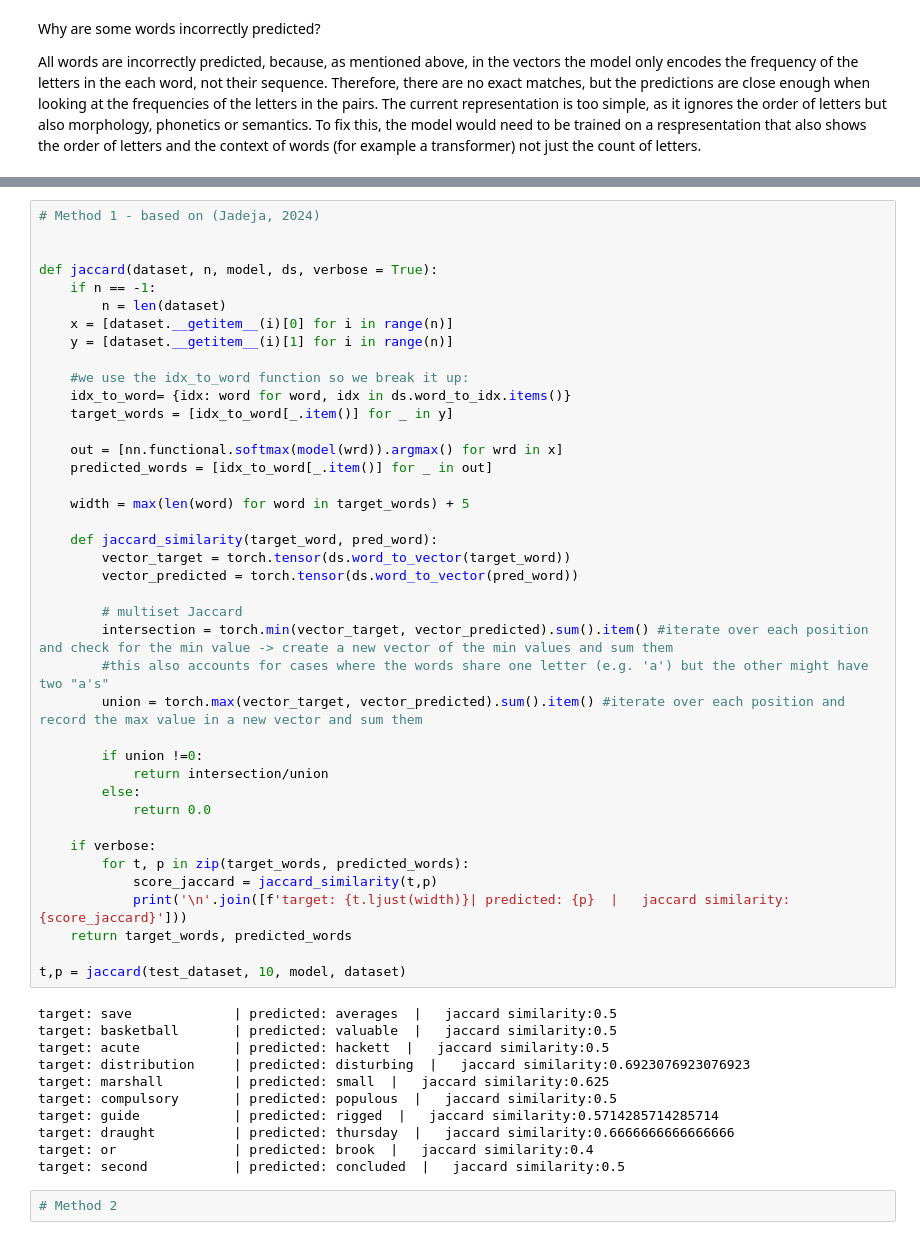
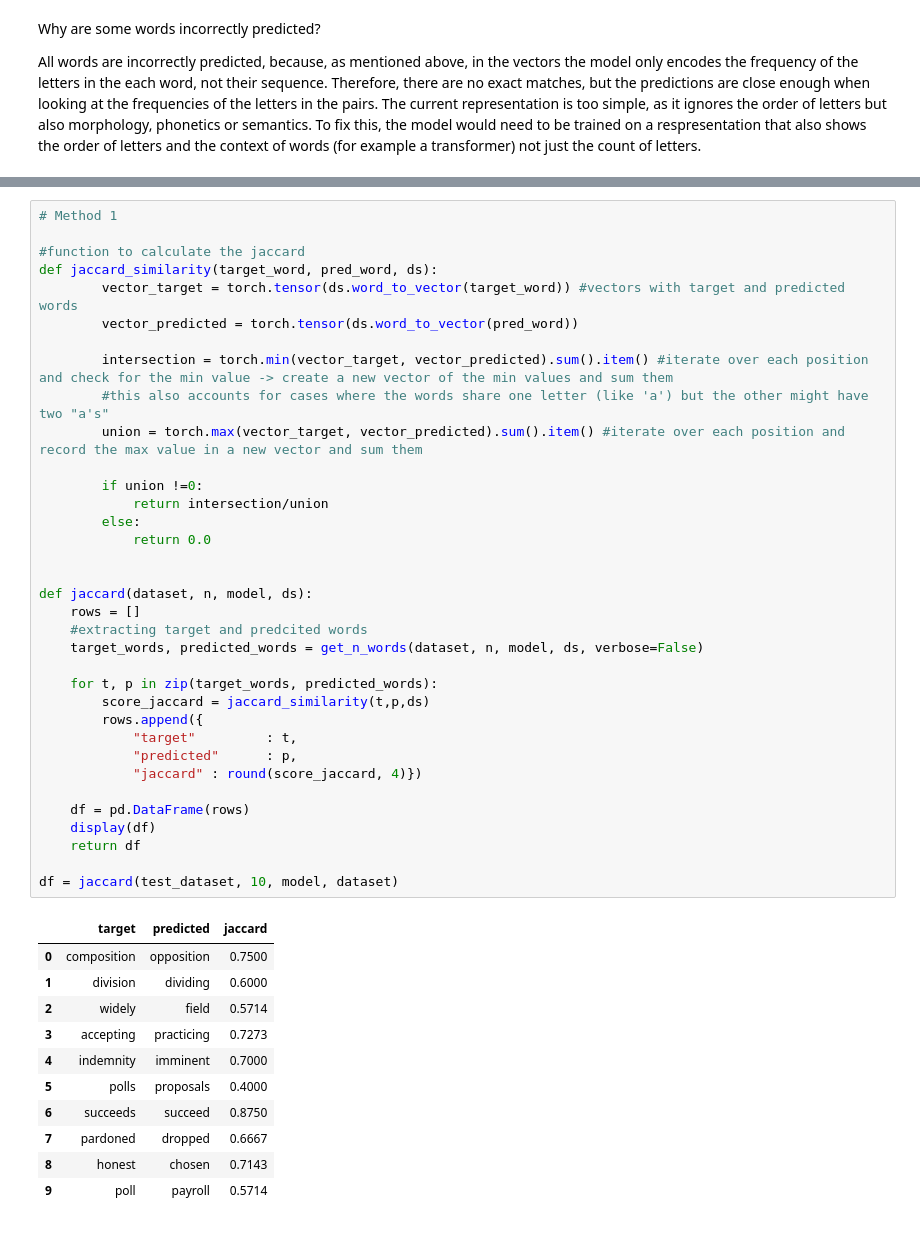
Before and after one commit to amee342/NLP_2026_A2, a Jupyter notebook: A4/A4_MLP.ipynb, the cells around one changed output, grey strips where cells are left out. Drawn from its saved outputs; the diff is of its cells as text.

```diff
--- a/A4/A4_MLP.ipynb
+++ b/A4/A4_MLP.ipynb
@@ -288,53 +283,47 @@ The implementation is based on the two following sources:
 # %%
-# Method 1 - based on (Jadeja, 2024)
+# Method 1
 
-
-def jaccard(dataset, n, model, ds, verbose = True):
-    if n == -1:
-        n = len(dataset)
-    x = [dataset.__getitem__(i)[0] for i in range(n)]
-    y = [dataset.__getitem__(i)[1] for i in range(n)]
-
-    #we use the idx_to_word function so we break it up:
-    idx_to_word= {idx: word for word, idx in ds.word_to_idx.items()}
-    target_words = [idx_to_word[_.item()] for _ in y]
-
-    out = [nn.functional.softmax(model(wrd)).argmax() for wrd in x]
-    predicted_words = [idx_to_word[_.item()] for _ in out]
-
-    width = max(len(word) for word in target_words) + 5
-
-    def jaccard_similarity(target_word, pred_word):
-        vector_target = torch.tensor(ds.word_to_vector(target_word))
+#function to calculate the jaccard
+def jaccard_similarity(target_word, pred_word, ds):
+        vector_target = torch.tensor(ds.word_to_vector(target_word)) #vectors with target and predicted words
         vector_predicted = torch.tensor(ds.word_to_vector(pred_word))
 
-        # multiset Jaccard
         intersection = torch.min(vector_target, vector_predicted).sum().item() #iterate over each position and check for the min value -> create a new vector of the min values and sum them
-        #this also accounts for cases where the words share one letter (e.g. 'a') but the other might have two "a's"
+        #this also accounts for cases where the words share one letter (like 'a') but the other might have two "a's"
         union = torch.max(vector_target, vector_predicted).sum().item() #iterate over each position and record the max value in a new vector and sum them
 
         if union !=0:
             return intersection/union
         else:
             return 0.0
 
-    if verbose:
-        for t, p in zip(target_words, predicted_words):
-            score_jaccard = jaccard_similarity(t,p)
-            print('\n'.join([f'target: {t.ljust(width)}| predicted: {p}  |   jaccard similarity:{score_jaccard}']))
-    return target_words, predicted_words
 
-t,p = jaccard(test_dataset, 10, model, dataset)
+def jaccard(dataset, n, model, ds):
+    rows = []
+    #extracting target and predcited words
+    target_words, predicted_words = get_n_words(dataset, n, model, ds, verbose=False)
+
+    for t, p in zip(target_words, predicted_words):
+        score_jaccard = jaccard_similarity(t,p,ds)
+        rows.append({
+            "target"         : t,
+            "predicted"      : p,
+            "jaccard" : round(score_jaccard, 4)})
+
+    df = pd.DataFrame(rows)
+    display(df)
+    return df
+
+df = jaccard(test_dataset, 10, model, dataset)
 # %% [output]
-target: save             | predicted: averages  |   jaccard similarity:0.5
-target: basketball       | predicted: valuable  |   jaccard similarity:0.5
-target: acute            | predicted: hackett  |   jaccard similarity:0.5
-target: distribution     | predicted: disturbing  |   jaccard similarity:0.6923076923076923
-target: marshall         | predicted: small  |   jaccard similarity:0.625
-target: compulsory       | predicted: populous  |   jaccard similarity:0.5
-target: guide            | predicted: rigged  |   jaccard similarity:0.5714285714285714
-target: draught          | predicted: thursday  |   jaccard similarity:0.6666666666666666
-target: or               | predicted: brook  |   jaccard similarity:0.4
-target: second           | predicted: concluded  |   jaccard similarity:0.5
+|  | target | predicted | jaccard |
+| 0 | composition | opposition | 0.7500 |
+| 1 | division | dividing | 0.6000 |
+| 2 | widely | field | 0.5714 |
+| 3 | accepting | practicing | 0.7273 |
+| 4 | indemnity | imminent | 0.7000 |
+| 5 | polls | proposals | 0.4000 |
+| 6 | succeeds | succeed | 0.8750 |
+| 7 | pardoned | dropped | 0.6667 |
+| 8 | honest | chosen | 0.7143 |
+| 9 | poll | payroll | 0.5714 |
-# %%
-# Method 2
```
Also changed, not shown: parts of 13 cells of this notebook, 3 other files.
